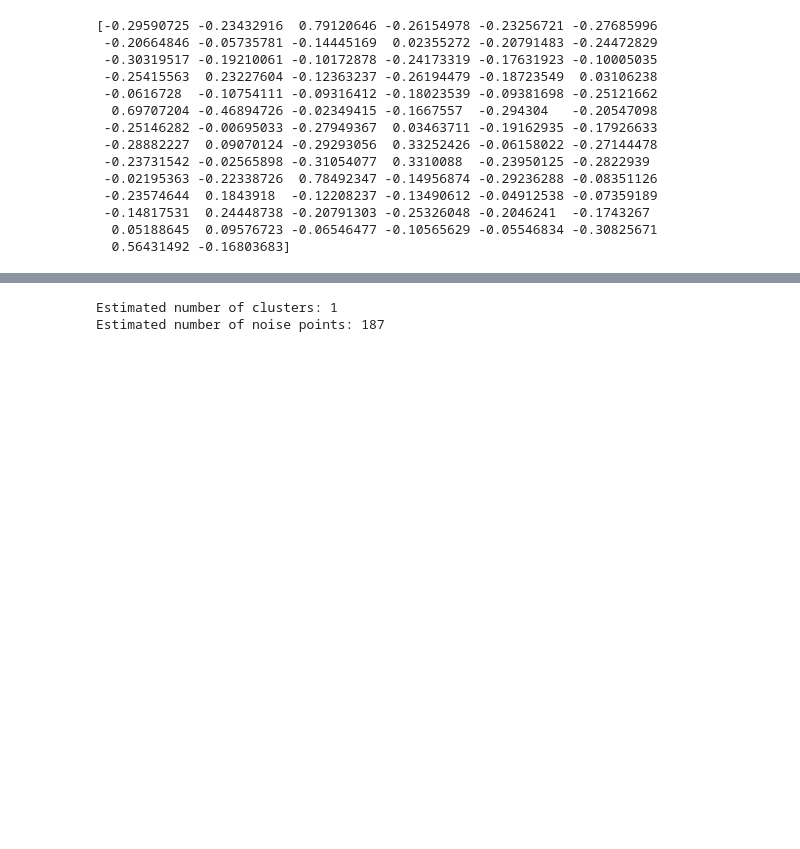
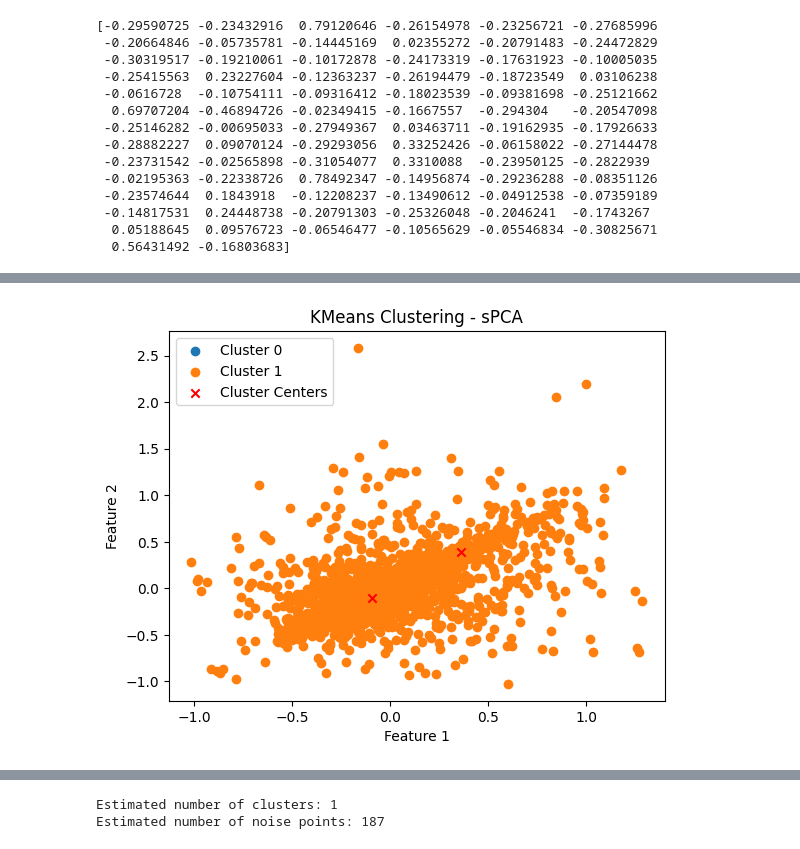
Before and after one commit to zhangster12/BMED-6517-Sp-24-Team-1, a Jupyter notebook: Clustering/mi_ht_cluster.ipynb, the cells around one changed output, grey strips where cells are left out. Saved outputs shown, nothing was run; the diff lists cells and outputs as text; code cells hidden in the pictures; blank space fills up the shorter version.

```diff
--- a/Clustering/mi_ht_cluster.ipynb
+++ b/Clustering/mi_ht_cluster.ipynb
@@ -333,3 +365,34 @@ plt.show()
+# %%
+kmeans = KMeans(n_clusters=2)  # Assuming you want to divide subjects into 2 clusters (healthy vs. unhealthy)
+
+# Fit KMeans to your data
+kmeans.fit(X_spca)
+
+# Get cluster assignments for each subject
+cluster_labels = kmeans.labels_
+
+# Get cluster centers and labels
+cluster_centers = kmeans.cluster_centers_
+kmeans_labels = kmeans.labels_
+
+# Plotting data points with labels
+for i in range(2):
+    cluster_points = X_spca[y == i]
+    plt.scatter(cluster_points[:, 0], cluster_points[:, 1], label=f'Cluster {i}')
+
+# Plotting cluster centers
+plt.scatter(cluster_centers[:, 0], cluster_centers[:, 1], c='red', marker='x', label='Cluster Centers')
+
+
+#plt.xlabel('HR')
+#plt.ylabel('PAT')
+plt.xlabel('Feature 1')
+plt.ylabel('Feature 2')
+plt.title('KMeans Clustering - sPCA')
+plt.legend()
+plt.show()
+# %% [output]
+[figure, added]
 # %%
 # Comparing each label and outputting 1 if they are the same, 0 otherwise
 comparison_results = [1 if kmeans_label == real_label else 0 for kmeans_label, real_label in zip(kmeans_labels, y)]
```
Also changed, not shown: parts of 11 cells of this notebook.
